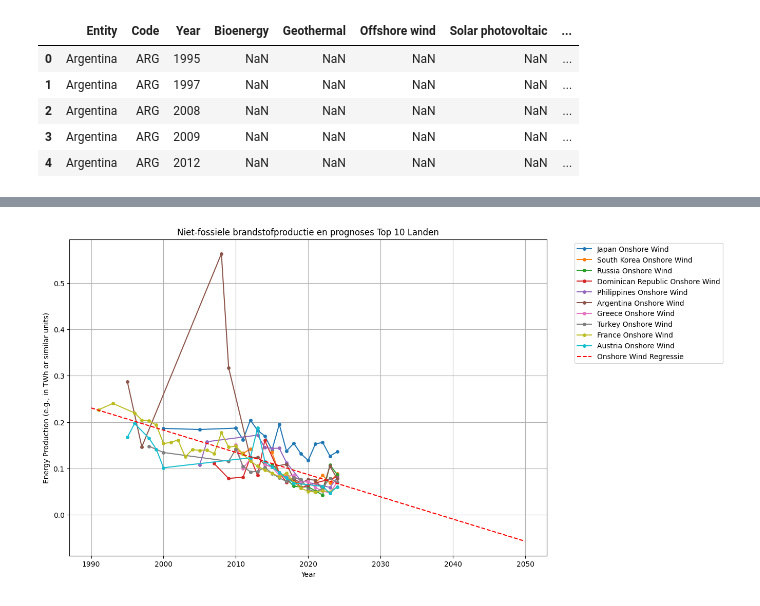
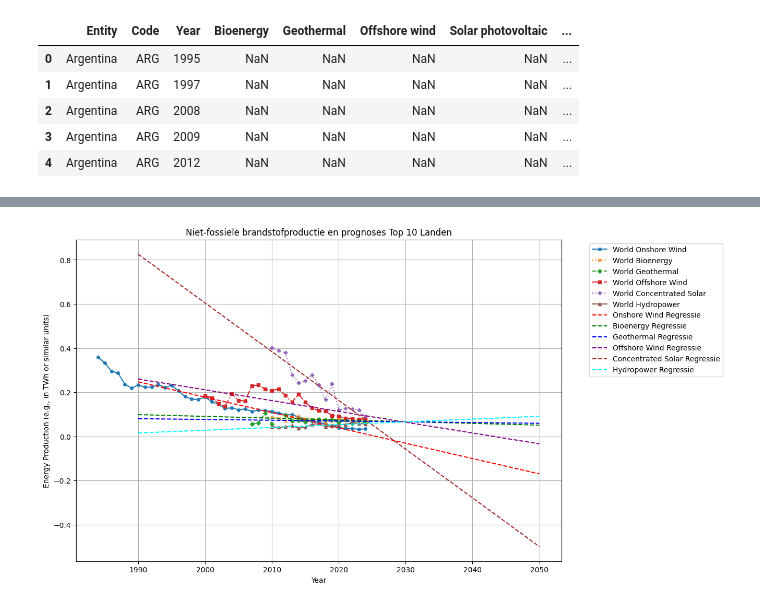
Before and after one commit to annievdv/Annie_opdracht, a Jupyter notebook: Untitled11.ipynb, the cells around one changed output, grey strips where cells are left out. Saved outputs shown, nothing was run; the diff lists cells and outputs as text; code cells hidden in the pictures.

```diff
--- a/Untitled11.ipynb
+++ b/Untitled11.ipynb
@@ -34,13 +34,11 @@ xHydro = 'Hydropower'
 df_for_ranking = df_filtered[df_filtered['Year'] == 2024]
 df_for_ranking = df_for_ranking.dropna(subset=['Entity', xOnshoreWind]) # Using xOnshoreWind for ranking
 
-largest_countries = df_for_ranking.nlargest(10, xOnshoreWind)
+World = ['World'] # Define World as a list for iteration
 
-# Get the list of top 10 country names
-top_10_countries = largest_countries['Entity'].tolist()
 
-# Filter the original df_filtered (containing all years, but no World/EU) for these top 10 countries
-df_plot = df_filtered[df_filtered['Entity'].isin(top_10_countries)]
+# Filter the original df (containing all years) for the 'World' entity
+df_plot = df[df['Entity']=='World']
 
 # definieer de x en y-assen voor de lineaire regressie voor Onshore Wind
 x_onshore = df_plot['Year']
@@ -191,7 +189,7 @@ else:
 
 # Plotting the data over time
 plt.figure(figsize=[12, 8])
-for country in top_10_countries:
+for country in World:
    country_data = df_plot[df_plot['Entity'] == country]
    # Plot actual data for Onshore Wind
    plt.plot(country_data['Year'], country_data[xOnshoreWind], label=f'{country} Onshore Wind', marker='o', markersize=4)
@@ -260 +253 @@ Warning: No valid data found for 'Bioenergy' to perform regression for the selec
-[figure, old version]
+[figure, new version]
```
Also changed, not shown: parts of 1 cell of this notebook.
